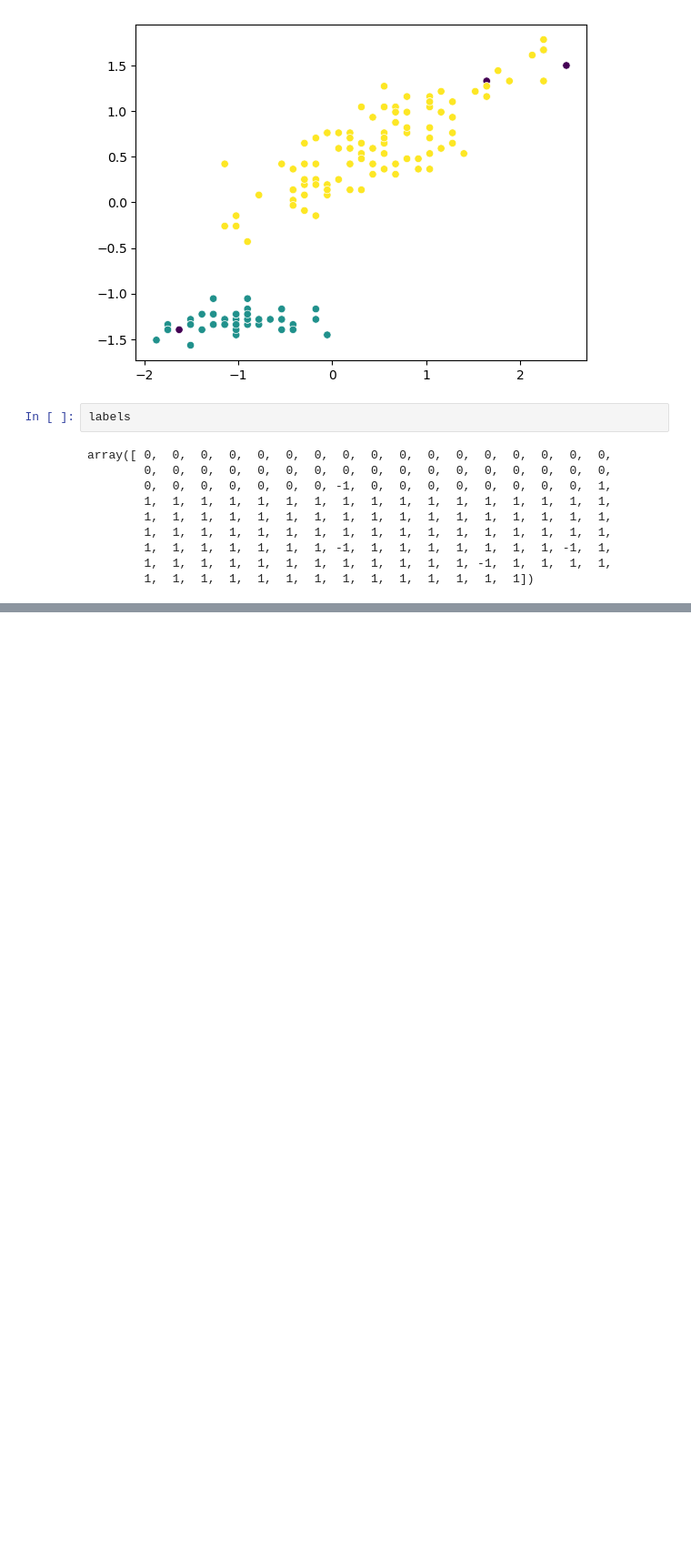
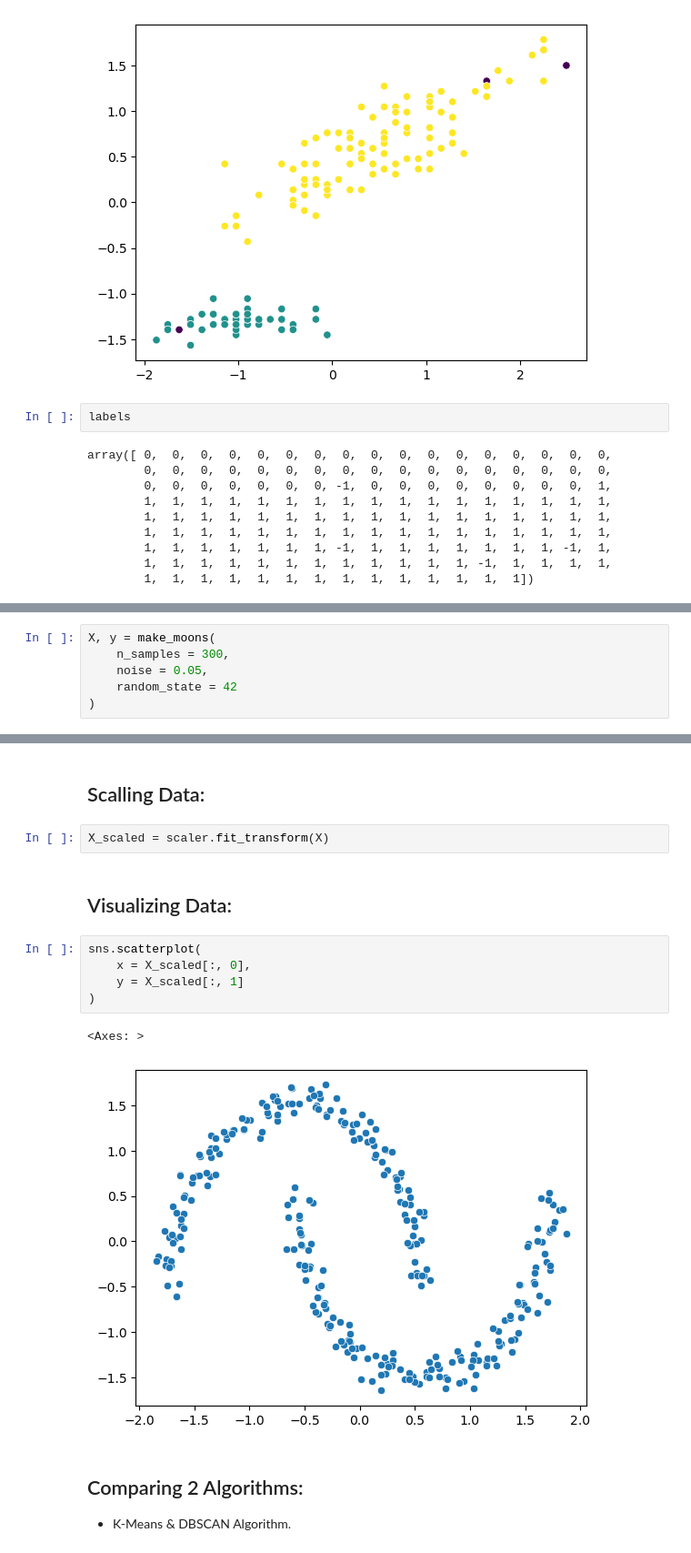
Before and after one commit to SatinderSinghSall/AI-and-Machine-Learning, a Jupyter notebook: 34. Unsupervised ML (Part 1)/DBSCAN-Algorithm.ipynb, the cells around one changed output, grey strips where cells are left out. Shown at 91% size. Drawn from its saved outputs; the diff is of its cells as text; blank space fills up the shorter version.

Commit message:
AI / ML: AI / ML: Unsupervised Machine Learning - DBSCAN Clustering Algorithm.

```diff
--- a/34. Unsupervised ML (Part 1)/DBSCAN-Algorithm.ipynb
+++ b/34. Unsupervised ML (Part 1)/DBSCAN-Algorithm.ipynb
@@ -63,0 +67,6 @@ array([ 0,  0,  0,  0,  0,  0,  0,  0,  0,  0,  0,  0,  0,  0,  0,  0,  0,
+# %%
+X, y = make_moons(
+    n_samples = 300,
+    noise = 0.05,
+    random_state = 42
+)
@@ -63,0 +91,17 @@ array([ 0,  0,  0,  0,  0,  0,  0,  0,  0,  0,  0,  0,  0,  0,  0,  0,  0,
+# %% [markdown]
+## Scalling Data:
+# %%
+X_scaled = scaler.fit_transform(X)
+# %% [markdown]
+## Visualizing Data:
+# %%
+sns.scatterplot(
+    x = X_scaled[:, 0],
+    y = X_scaled[:, 1]
+)
+# %% [output]
+<Axes: >
+[figure, added]
+# %% [markdown]
+## Comparing 2 Algorithms:
+- K-Means & DBSCAN Algorithm.
```
Also changed, not shown: parts of 4 cells of this notebook, 1 other file.
